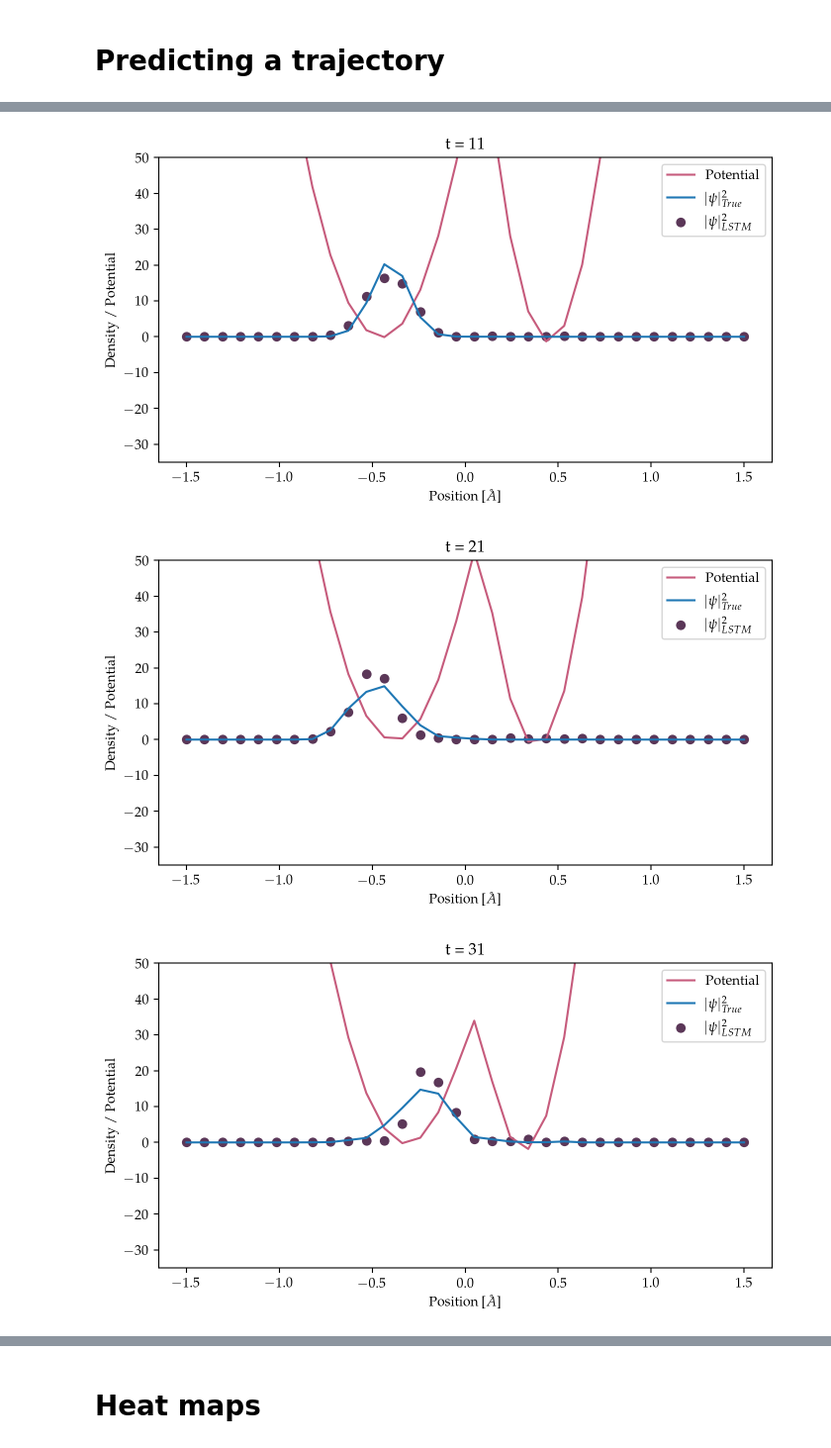
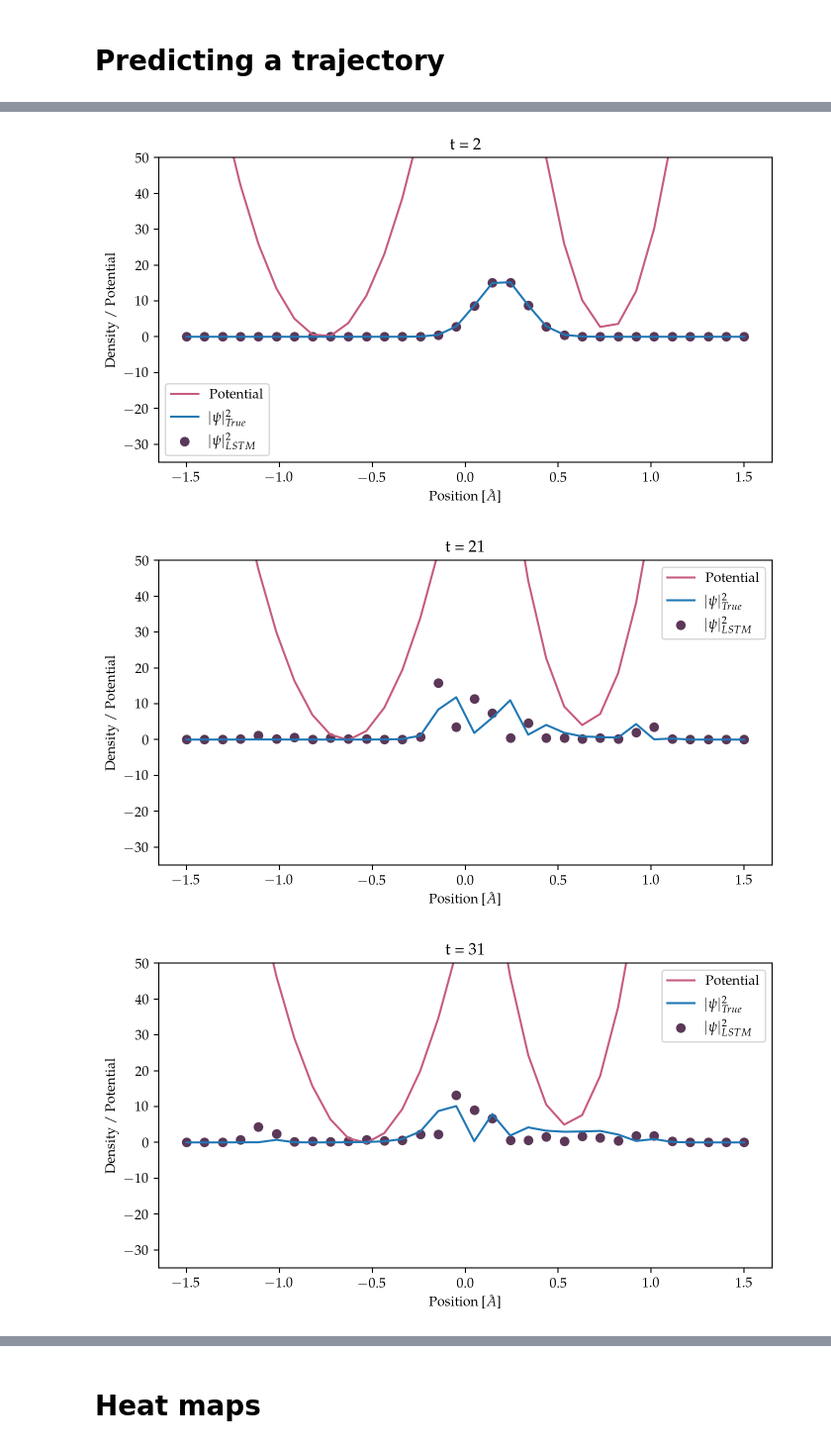
Before and after one commit to Jessi-MM/LSTM_PropagatorLearning, a Jupyter notebook: notebooks/new_03_predictions_visualization.ipynb, the cells around one changed output, grey strips where cells are left out. Shown: that part at 99% size. Saved outputs shown, nothing was run; the diff lists cells and outputs as text; code cells hidden in the pictures.

```diff
--- a/notebooks/new_03_predictions_visualization.ipynb
+++ b/notebooks/new_03_predictions_visualization.ipynb
@@ -122,6 +119,7 @@ def generate_trajectory_psi(model, X_seq, seq_len, prediction_len):
 
     # Initialize the sequence with the first seq_len steps
     current_seq = X_seq[:seq_len].unsqueeze(0)  # shape: (1, seq_len, 3*num_grid_points)
+    generated.append(current_seq[0, -1, :2*num_grid_points])  # store the last Psi (real + imag)
 
     # Extract the potential from time = seq_len to seq_len + prediction_len
     V = X_seq[seq_len:seq_len + prediction_len, 2*num_grid_points:]  # shape: (prediction_len, num_grid_points)
@@ -165,9 +163,9 @@ def generate_trajectory_psi(model, X_seq, seq_len, prediction_len):
     generated = torch.stack(generated)  # shape: (prediction_len, 2*num_grid_points)
     return generated
 # %%
-trajectory_index = 20
+trajectory_index = 0
 seq_len = 1 # Length of the sequence used to train the model / lenght of initial window
-prediction_len = 199  # generate 100 steps beyond seq_len
+prediction_len = 199
 
 X_single = torch.tensor(X[trajectory_index], dtype=torch.float32) # shape: (num_timesteps, features: 3*num_grid_points)
 
@@ -191,34 +193,34 @@ Integral of |ψ(r,t)|² in [a.u.]: 1.000000
 # %%
 import matplotlib.pyplot as plt
 
 # Selected time steps after initial sequence
-steps_to_plot = [10,20,30,40,50,60]
+steps_to_plot = [1,20,30,40,50,60]
 
 # Last known Psi from initial sequence
 Psi_start = X_single[seq_len-1, :2*num_grid_points]  # (2*num_grid_points)
 V_seq = X_single[seq_len:seq_len+prediction_len, 2*num_grid_points:]       # potentials after initial seq
 
 
 # Compute true density |Ψ|^2
 true_psi = X_single[seq_len+1:seq_len+prediction_len, :2*num_grid_points]
 true_density = true_psi[:, :num_grid_points]**2 + true_psi[:, num_grid_points:]**2
 
 # Predicted density
 pred_density = generated_psi[:, :num_grid_points]**2 + generated_psi[:, num_grid_points:]**2
 
 # Plotting for selected steps
 for t in steps_to_plot:
     plt.figure(figsize=(8,4))
     plt.plot(np.linspace(-1.5, 1.5, num_grid_points),V_seq[t-1]*(1/1.5936e-3), label="Potential", color=color[3])  # potential at that step
     plt.plot(np.linspace(-1.5, 1.5, num_grid_points),true_density[t-1]*10, label="$|\psi|^2_{True}$", color='C0')
     plt.scatter(np.linspace(-1.5, 1.5, num_grid_points), pred_density[t-1]*10, label="$|\psi|^2_{LSTM}$", color=color[4])
     plt.xlabel("Position [$\AA$]")
     plt.ylabel("Density / Potential")
     plt.ylim([-35,50])
     plt.title(f"t = {seq_len+t}")
     plt.legend()
     plt.show()
 # %% [output]
-[figure, old version]
+[figure, new version]
-[figure, old version]
+[figure, new version]
-[figure, old version]
+[figure, new version]
```
Also changed, not shown: parts of 17 cells of this notebook, 1 other file.
